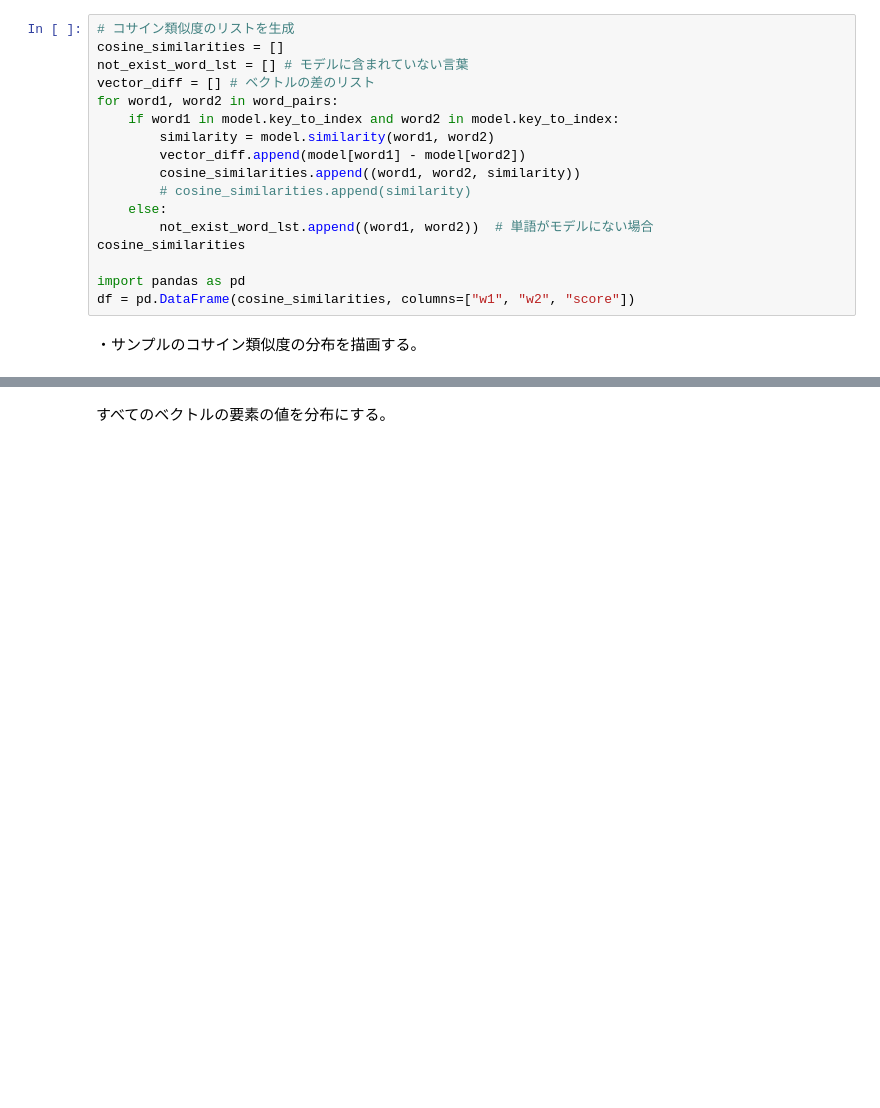
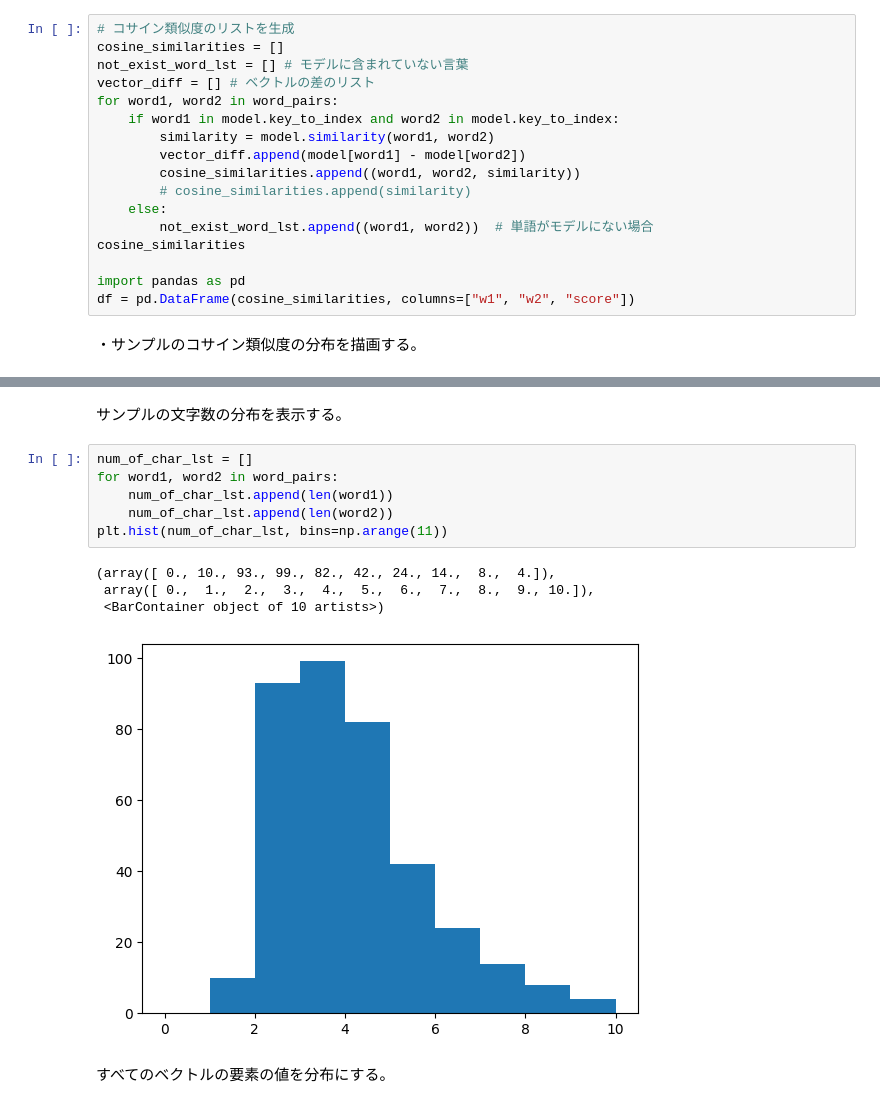
Before and after one commit to 0120MNGR/WordWolfML, a Jupyter notebook: similar_alg.ipynb, the cells around one changed output, grey strips where cells are left out. Drawn from its saved outputs; the diff is of its cells as text; blank space fills up the shorter version.

```diff
--- a/similar_alg.ipynb
+++ b/similar_alg.ipynb
@@ -70,3 +73,16 @@ m = np.array(vector_diff)
+# %% [markdown]
+サンプルの文字数の分布を表示する。
+# %%
+num_of_char_lst = []
+for word1, word2 in word_pairs:
+    num_of_char_lst.append(len(word1))
+    num_of_char_lst.append(len(word2))
+plt.hist(num_of_char_lst, bins=np.arange(11))
+# %% [output]
+(array([ 0., 10., 93., 99., 82., 42., 24., 14.,  8.,  4.]),
+ array([ 0.,  1.,  2.,  3.,  4.,  5.,  6.,  7.,  8.,  9., 10.]),
+ <BarContainer object of 10 artists>)
+[figure, added]
 # %% [markdown]
 すべてのベクトルの要素の値を分布にする。
 # %%
```
Also changed, not shown: parts of 8 cells of this notebook, 5 other files.
